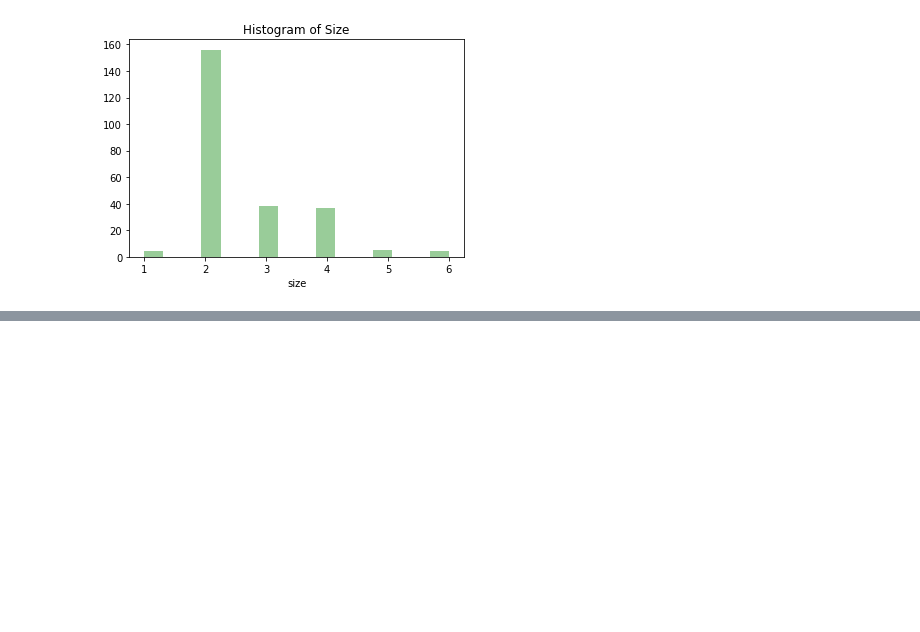
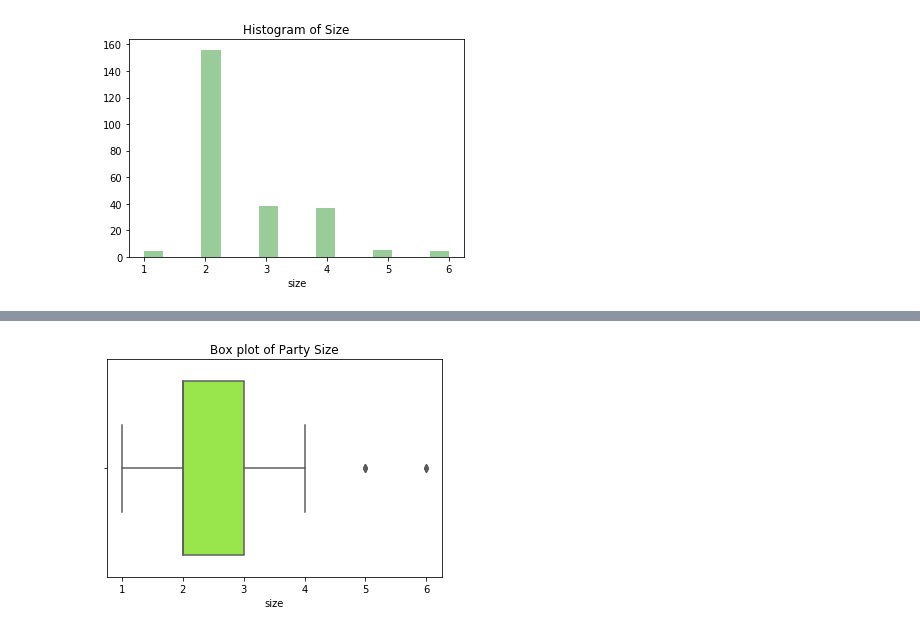
Before and after one commit to dougwatola/python, a Jupyter notebook: stats/Visualizing-data-python.ipynb, the cells around one changed output, grey strips where cells are left out. Saved outputs shown, nothing was run; the diff lists cells and outputs as text; code cells hidden in the pictures; blank space fills up the shorter version.

```diff
--- a/stats/Visualizing-data-python.ipynb
+++ b/stats/Visualizing-data-python.ipynb
@@ -52,0 +75,12 @@ Text(0.5, 1.0, 'Histogram of Size')
+# %%
+# Create a boxplot of the size
+sns.boxplot(tips_data["size"]).set_title("Box plot of Party Size")
+
+#Set color of box plot - change RBG
+color = ["#99FF33"]
+sns.set_palette(color)
+#you would think there is an easier way
+
+plt.show()
+# %% [output]
+[figure, added]
```
Also changed, not shown: parts of 4 cells of this notebook.
